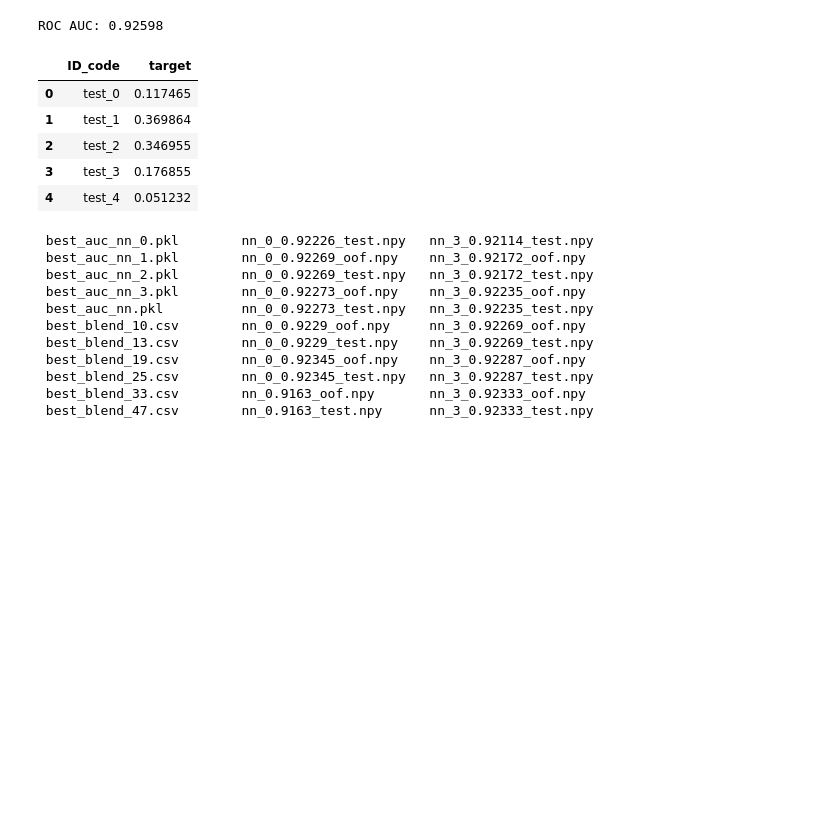
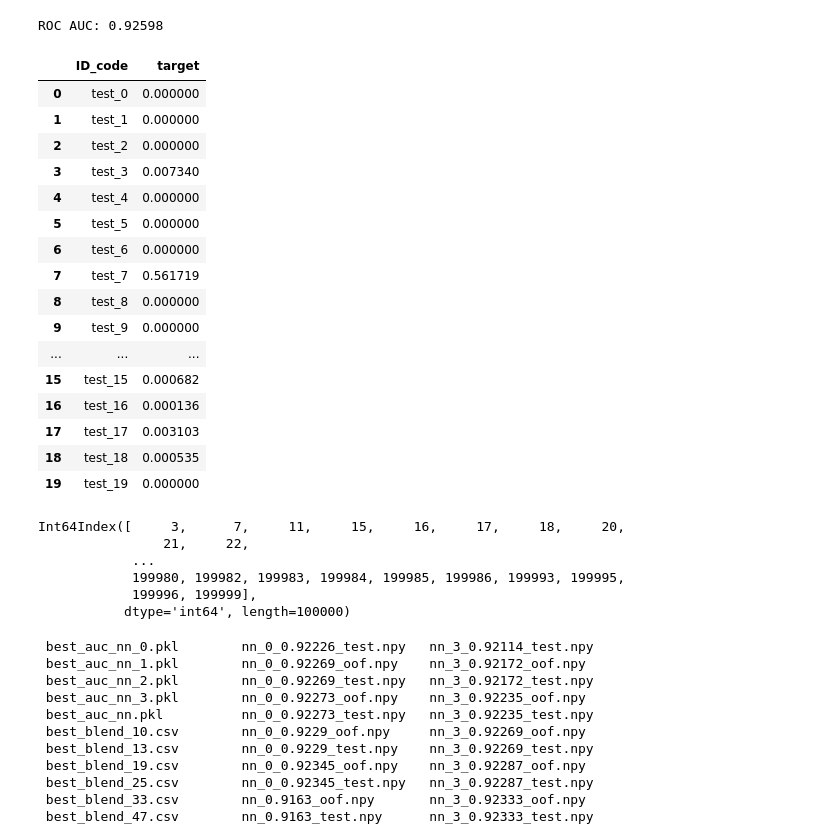
Before and after one commit to nikitaqwerty/kaggle_santander, a Jupyter notebook: stack.ipynb, the cells around one changed output. Cells and saved outputs as stored; diff of their text form; code cells hidden in the pictures; blank space fills up the shorter version.

```diff
--- a/stack.ipynb
+++ b/stack.ipynb
@@ -42,6 +42,6 @@ npys
  'nn_aug_0.92303_12_oof.npy']
 # %%
 path = "../kaggle-santander-ctp-2019/predictions/train/"
-csvs = [f for f in sorted(listdir(path)) if f.endswith(".csv") and "stacking" not in f][-16:]
+csvs = [f for f in sorted(listdir(path)) if f.endswith(".csv") and "stacking" not in f][-17:]
 csvs
 # %% [output]
@@ -68,6 +69,8 @@ dt = pd.DataFrame()
 
 df = pd.read_csv(input_path+'train.csv.zip')
 df = df[["target"]]
+
+test_filtered = pd.read_pickle(input_path + 'test_filtered.pkl')
 
 cols = []
 for file in tqdm(npys):
@@ -77,7 +80,9 @@ for file in tqdm(npys):
     df[col] = scaler.fit_transform(train)
     df[col] = df[col].rank()/len(df)
 
-    test = np.load(output_path+file.replace("_oof.npy","_test.npy")).reshape(-1, 1)
+    test = np.load(output_path+file.replace("_oof.npy","_test.npy"))
+    test = test[test_filtered.index].reshape(-1, 1)
+
     dt[col] = [x[0] for x in scaler.transform(test)]
     dt[col] = dt[col].rank()/len(dt)
 
@@ -88,7 +93,9 @@ for file in tqdm(csvs):
     df[col] = scaler.fit_transform(train)
     df[col] = df[col].rank()/len(df)
 
-    test = pd.read_csv((path+file).replace("/train/","/test/"))["target"].values.reshape(-1, 1)
+    test = pd.read_csv((path+file).replace("/train/","/test/"))
+    test = test.loc[test_filtered.index]["target"].values.reshape(-1, 1)
+
     dt[col] = [x[0] for x in scaler.transform(test)]
     dt[col] = dt[col].rank()/len(dt)
 
@@ -524,13 +540,33 @@ print("\nROC AUC:", round(roc_auc_score(df.target, df["blend"]), 5))
 ROC AUC: 0.92598
 # %%
 sub = pd.read_csv(input_path+'sample_submission.csv.zip')
-sub["target"] = dt["blend"]
-sub.head()
+sub.loc[test_filtered.index,"target"] = dt["blend"]
+sub.head(20)
 # %% [output]
 |  | ID_code | target |
-| 0 | test_0 | 0.117465 |
-| 1 | test_1 | 0.369864 |
-| 2 | test_2 | 0.346955 |
-| 3 | test_3 | 0.176855 |
-| 4 | test_4 | 0.051232 |
+| 0 | test_0 | 0.000000 |
+| 1 | test_1 | 0.000000 |
+| 2 | test_2 | 0.000000 |
+| 3 | test_3 | 0.007340 |
+| 4 | test_4 | 0.000000 |
+| 5 | test_5 | 0.000000 |
+| 6 | test_6 | 0.000000 |
+| 7 | test_7 | 0.561719 |
+| 8 | test_8 | 0.000000 |
+| 9 | test_9 | 0.000000 |
+| ... | ... | ... |
+| 15 | test_15 | 0.000682 |
+| 16 | test_16 | 0.000136 |
+| 17 | test_17 | 0.003103 |
+| 18 | test_18 | 0.000535 |
+| 19 | test_19 | 0.000000 |
+# %%
+test_filtered.index
+# %% [output]
+Int64Index([     3,      7,     11,     15,     16,     17,     18,     20,
+                21,     22,
+            ...
+            199980, 199982, 199983, 199984, 199985, 199986, 199993, 199995,
+            199996, 199999],
+           dtype='int64', length=100000)
 # %%
```
Also changed, not shown: parts of 8 cells of this notebook, 1 other file.
